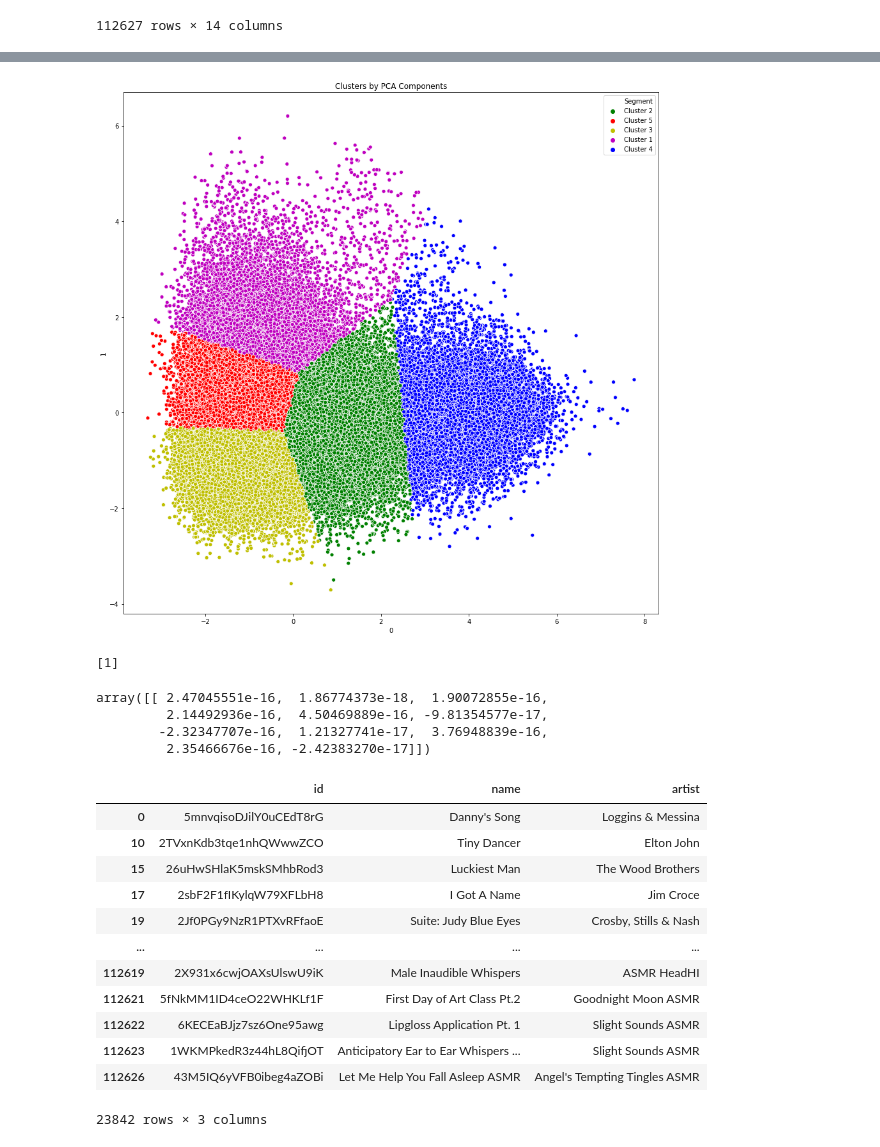
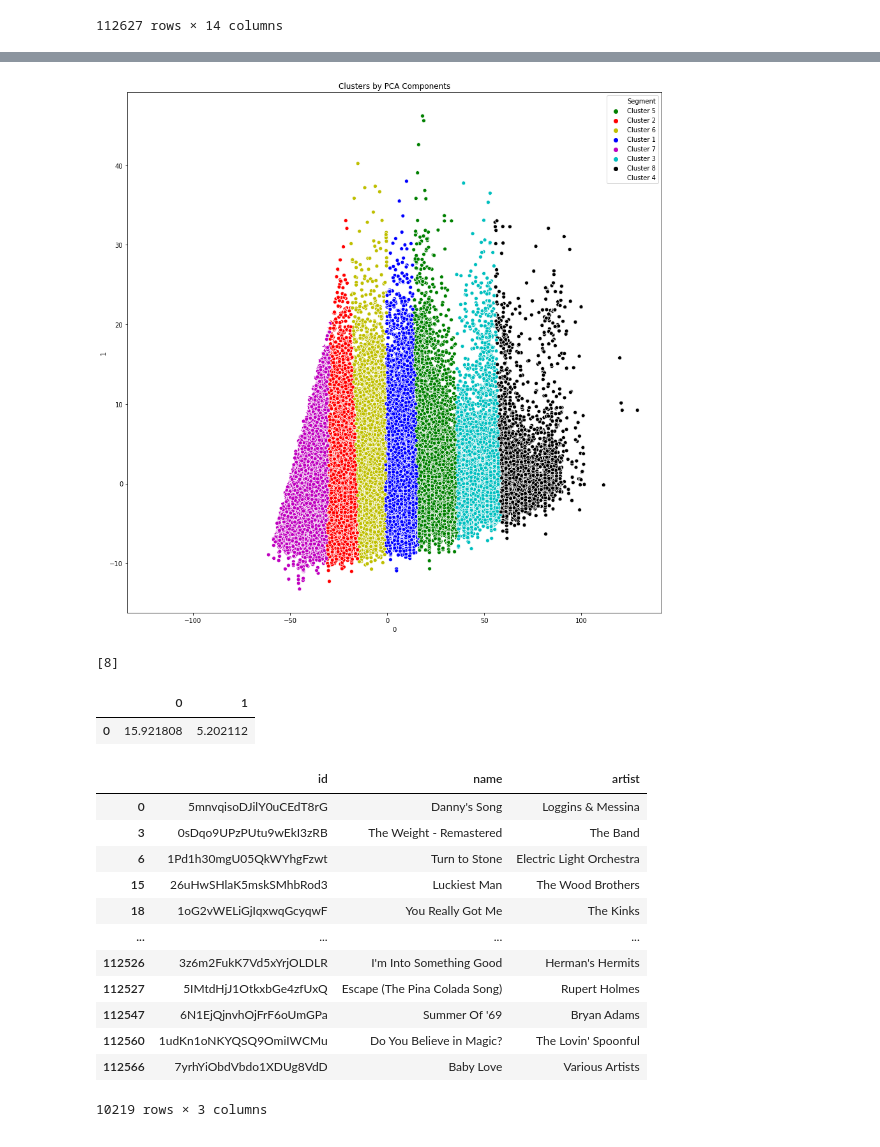
Before and after one commit to gonemad97/Spotify-Song-Recommender, a Jupyter notebook: CS6620 Final Project V2.ipynb, the cells around one changed output, grey strips where cells are left out. Cells and saved outputs as stored; diff of their text form; code cells hidden in the pictures.

```diff
--- a/CS6620 Final Project V2.ipynb
+++ b/CS6620 Final Project V2.ipynb
@@ -89,8 +89,8 @@ std_audio = StandardScaler().fit_transform(data_reordered[cols_to_standardize])
 # %%
 from sklearn.decomposition import PCA
 
-pca = PCA(n_components=11)
-principalComponents = pca.fit_transform(std_audio)
+pca = PCA(n_components=2)
+principalComponents = pca.fit_transform(data_reordered[cols_to_standardize])
 # %%
 # Plotting the variances for each PC
 import matplotlib.pyplot as plt
@@ -137,8 +137,11 @@ plt.show()
 # %%
-model = KMeans(n_clusters=5)
+model = KMeans(n_clusters=15)
 model.fit(PCA_components.iloc[:,:2])
 
-labels = model.predict(PCA_components.iloc[:,:2])
+# labels = model.predict(PCA_components.iloc[:,:2])
+labels = model.predict(PCA_components)
 plt.scatter(PCA_components[0], PCA_components[1], c=labels)
 plt.show()
+print(PCA_components)
+print(labels)
 # %% [output]
@@ -149,8 +167,10 @@ segm_kmeans = pd.concat([data_reordered.reset_index(drop=True)],axis=1)
 #segm_kmeans.columns.values[-11:] = ["Component 1","Component 2","Component 3","Component 4","Component 5","Component 6","Component 7","Component 8","Component 9","Component 10","Component 11"]
 segm_kmeans["Segment KMeans PCA"] = model.labels_
 # segm_kmeans["Segment"] = segm_kmeans["Segment KMeans PCA"].map({0:"Cluster 1",1:"Cluster 2",2:"Cluster 3",3:"Cluster 4",4:"Cluster 5"})
-segm_kmeans["Segment"] = segm_kmeans["Segment KMeans PCA"].map({0:"Cluster 1",1:"Cluster 2",2:"Cluster 3",3:"Cluster 4",4:"Cluster 5"})
+#segm_kmeans["Segment"] = segm_kmeans["Segment KMeans PCA"].map({0:"Cluster 1",1:"Cluster 2",2:"Cluster 3",3:"Cluster 4",4:"Cluster 5",5:"Cluster 6",6:"Cluster 7",7:"Cluster 8"})
 
-segm_kmeans[:50]
+segm_kmeans["Segment"] = segm_kmeans["Segment KMeans PCA"].map({0:"Cluster 1",1:"Cluster 2",2:"Cluster 3",3:"Cluster 4",4:"Cluster 5",5:"Cluster 6",6:"Cluster 7",7:"Cluster 8",8: "Cluster 9",9: "Cluster 10", 10: "Cluster 11", 11: "Cluster 12",12: "Cluster 13", 13: "Cluster 14", 14: "Cluster 15"})
+
+segm_kmeans
 # %% [output]
 |  | id | name | artist | energy | danceability | acousticness | instrumentalness | mode | liveness | ... |
@@ -173,46 +189,47 @@ segm_kmeans[:50]
 # %%
 #visualization PCA Kmeans result
 %matplotlib inline
 import seaborn as sns
 
 x_axis = PCA_components[0]
 y_axis = PCA_components[1]
 plt.figure(figsize=(15,15))
 # sns.scatterplot(x_axis,y_axis,hue = segm_kmeans["Segment"],palette = ['g','r','b','y','m'])
-sns.scatterplot(x_axis,y_axis,hue = segm_kmeans["Segment"],palette = ['g','r',"y",'m','b'])
+sns.scatterplot(x_axis,y_axis,hue = segm_kmeans["Segment"],palette = ['g','r',"y",'b','m','c','k','w'])
 
 plt.title("Clusters by PCA Components")
 plt.show()
 # %% [output]
-[figure, old version]
+[figure, new version]
 # %%
 from sklearn.preprocessing import StandardScaler
-std_audio = StandardScaler().fit_transform(searched_track[cols_to_standardize]) # normalizing the data
+# std_audio = StandardScaler().fit_transform(searched_track[cols_to_standardize]) # normalizing the data
 # pca = PCA(n_components=1)
-principleComponents = pca.transform(std_audio)
+principleComponents = pca.transform(searched_track[cols_to_standardize])
 PCA_components = pd.DataFrame(principleComponents)
-print(model.predict(PCA_components.iloc[:,:2]))
-principleComponents
+# print(model.predict(PCA_components.iloc[:,:2]))
+print(model.predict(PCA_components))
+PCA_components
 # %% [output]
-[1]
+[8]
-array([[ 2.47045551e-16,  1.86774373e-18,  1.90072855e-16,
-         2.14492936e-16,  4.50469889e-16, -9.81354577e-17,
-        -2.32347707e-16,  1.21327741e-17,  3.76948839e-16,
-         2.35466676e-16, -2.42383270e-17]])
+|  | 0 | 1 |
+| 0 | 15.921808 | 5.202112 |
 # %%
-x = segm_kmeans[segm_kmeans["Segment KMeans PCA"] == 1]
+x = segm_kmeans[segm_kmeans["Segment KMeans PCA"] == 8]
+y = x.iloc[:, : 3].sample(n=30)
+y
 x.iloc[:, : 3]
 # %% [output]
 |  | id | name | artist |
 | 0 | 5mnvqisoDJilY0uCEdT8rG | Danny's Song | Loggins & Messina |
-| 10 | 2TVxnKdb3tqe1nhQWwwZCO | Tiny Dancer | Elton John |
+| 3 | 0sDqo9UPzPUtu9wEkI3zRB | The Weight - Remastered | The Band |
+| 6 | 1Pd1h30mgU05QkWYhgFzwt | Turn to Stone | Electric Light Orchestra |
 | 15 | 26uHwSHlaK5mskSMhbRod3 | Luckiest Man | The Wood Brothers |
-| 17 | 2sbF2F1fIKylqW79XFLbH8 | I Got A Name | Jim Croce |
-| 19 | 2Jf0PGy9NzR1PTXvRFfaoE | Suite: Judy Blue Eyes | Crosby, Stills & Nash |
+| 18 | 1oG2vWELiGjIqxwqGcyqwF | You Really Got Me | The Kinks |
 | ... | ... | ... | ... |
-| 112619 | 2X931x6cwjOAXsUlswU9iK | Male Inaudible Whispers | ASMR HeadHI |
-| 112621 | 5fNkMM1ID4ceO22WHKLf1F | First Day of Art Class Pt.2 | Goodnight Moon ASMR |
-| 112622 | 6KECEaBJjz7sz6One95awg | Lipgloss Application Pt. 1 | Slight Sounds ASMR |
-| 112623 | 1WKMPkedR3z44hL8QifjOT | Anticipatory Ear to Ear Whispers ... | Slight Sounds ASMR |
-| 112626 | 43M5IQ6yVFB0ibeg4aZOBi | Let Me Help You Fall Asleep ASMR | Angel's Tempting Tingles ASMR |
+| 112526 | 3z6m2FukK7Vd5xYrjOLDLR | I'm Into Something Good | Herman's Hermits |
+| 112527 | 5IMtdHjJ1OtkxbGe4zfUxQ | Escape (The Pina Colada Song) | Rupert Holmes |
+| 112547 | 6N1EjQjnvhOjFrF6oUmGPa | Summer Of '69 | Bryan Adams |
+| 112560 | 1udKn1oNKYQSQ9OmiIWCMu | Do You Believe in Magic? | The Lovin' Spoonful |
+| 112566 | 7yrhYiObdVbdo1XDUg8VdD | Baby Love | Various Artists |
-23842 rows × 3 columns
+10219 rows × 3 columns
```
Also changed, not shown: parts of 7 cells of this notebook, 9 other files.
